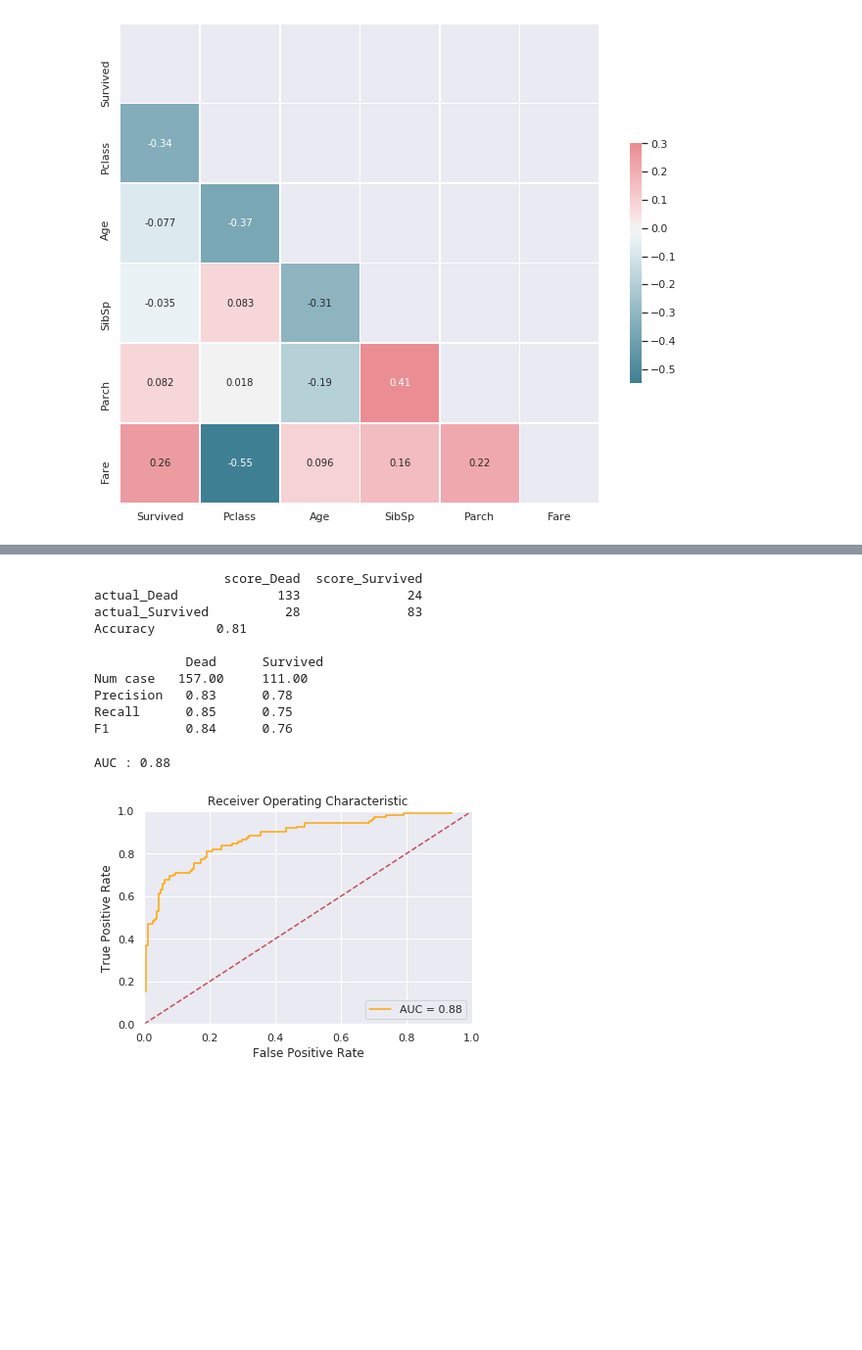
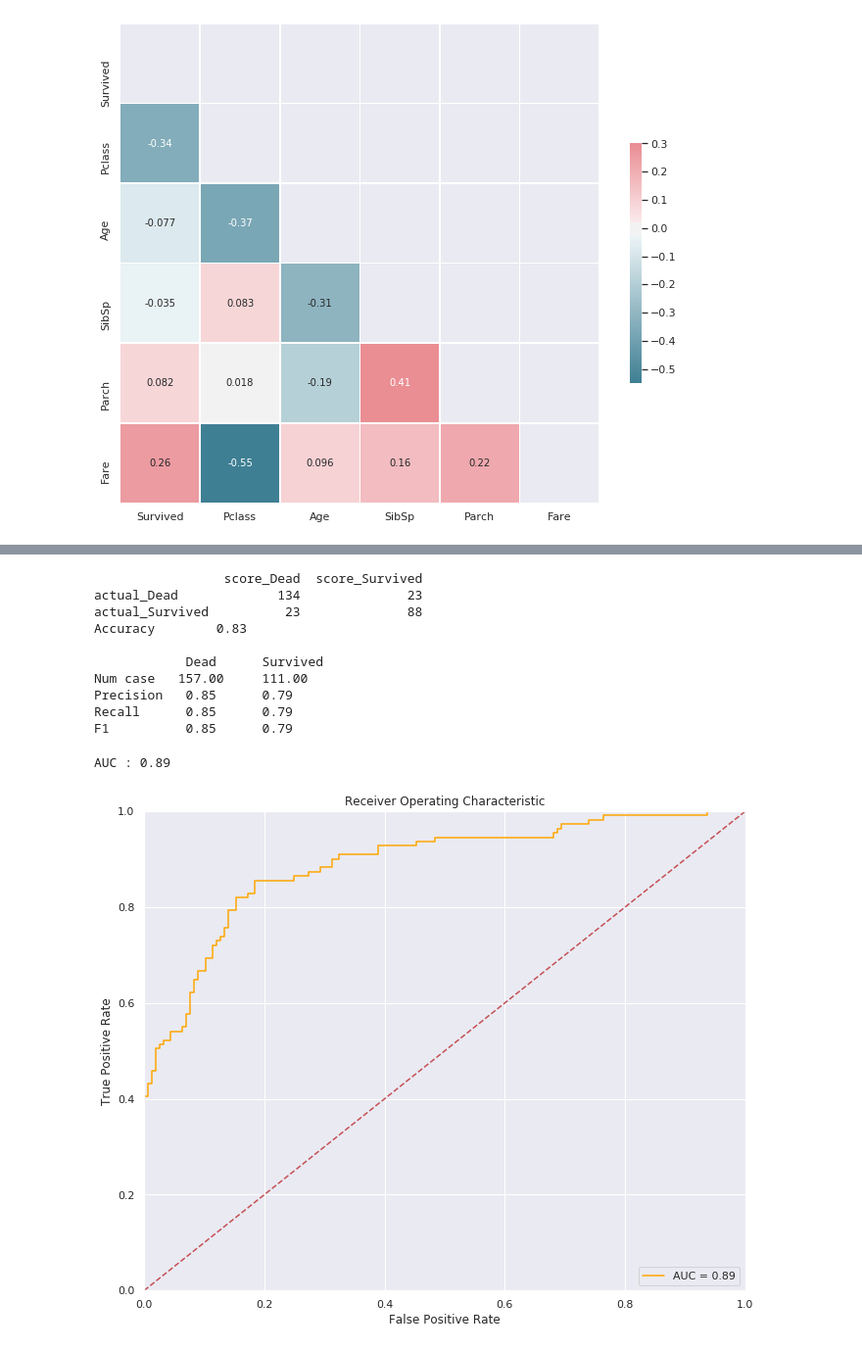
Before and after one commit to Ymvej/Simplon-Titanic-Gr9, a Jupyter notebook: log_Titanic.ipynb, the cells around one changed output, grey strips where cells are left out. Shown at 98% size. Drawn from its saved outputs; the diff is of its cells as text; code cells hidden in the pictures; blank space fills up the shorter version.

```diff
--- a/log_Titanic.ipynb
+++ b/log_Titanic.ipynb
@@ -19,8 +19,8 @@ data = pd.read_csv('train.csv')
 test = pd.read_csv('test.csv')
 print(data.shape, '\n')
 print(data.dtypes)
-test.drop(['PassengerId', 'Cabin', 'Ticket', 'Name'], inplace = True, axis=1)
-data.drop(['PassengerId', 'Cabin', 'Ticket', 'Name'], inplace = True, axis=1)
+test.drop(['PassengerId', 'Cabin', 'Ticket'], inplace = True, axis=1)
+data.drop(['PassengerId', 'Cabin', 'Ticket'], inplace = True, axis=1)
 # %% [output]
 (891, 12)
 
@@ -112,28 +113,26 @@ data['discretize_fare'] = pd.cut(data['Fare'], bins=[0,10,15,30,100,550])
 test['discretize_age'] = pd.cut(test['Age'], bins=[0,10,20,40,60,100])
 test['discretize_fare'] = pd.cut(test['Fare'], bins=[0,10,15,30,100,550])
 # %%
-# import re as re
-# def get_title(name):
-#     title_search = re.search(' ([A-Za-z]+)\.', name)
-#     # If the title exists, extract and return it.
-#     if title_search:
-#         return title_search.group(1)
-#     return ""
+import re as re
+def get_title(name):
+    title_search = re.search(' ([A-Za-z]+)\.', name)
+    # If the title exists, extract and return it.
+    if title_search:
+        return title_search.group(1)
+    return ""
 
-# for d in data:
-#     data['Title'] = data['Name'].apply(get_title)
-
-# print(data['Title'], data['Sex'])
+for d in data:
+    data['Title'] = data['Name'].apply(get_title)
 # %%
-# for d in data:
-#     data['Title'] = data['Title'].replace(['Lady', 'Countess','Capt', 'Col',\
-#     'Don', 'Dr', 'Major', 'Rev', 'Sir', 'Jonkheer', 'Dona'], 'Misc')
+for d in data:
+    data['Title'] = data['Title'].replace(['Lady', 'Countess','Capt', 'Col',\
+    'Don', 'Dr', 'Major', 'Rev', 'Sir', 'Jonkheer', 'Dona'], 'Misc')
 
-#     data['Title'] = data['Title'].replace('Mlle', 'Miss')
-#     data['Title'] = data['Title'].replace('Ms', 'Miss')
-#     data['Title'] = data['Title'].replace('Mme', 'Mrs')
-
-# print (data[['Title', 'Survived']].groupby(['Title'], as_index=False).mean())
+    data['Title'] = data['Title'].replace('Mlle', 'Miss')
+    data['Title'] = data['Title'].replace('Ms', 'Miss')
+    data['Title'] = data['Title'].replace('Mme', 'Mrs')
+test.drop('Name', inplace = True, axis=1)
+data.drop('Name', inplace = True, axis=1)
 # %%
 # data[['Sex', 'Survived']].groupby(['Sex'], as_index=False).mean().sort_values(by='Survived', ascending=False)
 # %%
@@ -218,7 +217,7 @@ y = data['Survived']
 X_train, X_test, y_train, y_test = train_test_split(X, y, test_size=0.30, random_state=42)
 
 model = make_pipeline(preprocessor, RFECV(estimator=LogisticRegression(), step=1, cv=StratifiedKFold(3),
-              scoring='roc_auc'), LogisticRegression(random_state=0, class_weight={0:0.45, 1:0.55}, C=1))
+              scoring='roc_auc'), LogisticRegression(random_state=0, class_weight={0:0.45, 1:0.55}, C=0.5))
 model.fit(X_train, y_train)
 # %% [output]
 Pipeline(memory=None,
@@ -271,35 +271,36 @@ print('Recall      %0.2f' % metrics[1][0] + '      %0.2f' % metrics[1][1])
 print('F1          %0.2f' % metrics[2][0] + '      %0.2f' % metrics[2][1])
 # %% [output]
                  score_Dead  score_Survived
-actual_Dead             133              24
-actual_Survived          28              83
-Accuracy        0.81
+actual_Dead             134              23
+actual_Survived          23              88
+Accuracy        0.83
 
             Dead      Survived
 Num case   157.00     111.00
-Precision   0.83      0.78
-Recall      0.85      0.75
-F1          0.84      0.76
+Precision   0.85      0.79
+Recall      0.85      0.79
+F1          0.85      0.79
 # %%
 def plot_auc(labels, probs):
     ## Compute the false positive rate, true positive rate
     ## and threshold along with the AUC
     fpr, tpr, threshold = sklm.roc_curve(labels, probs[:,1])
     auc = sklm.auc(fpr, tpr)
     print('AUC :', round(auc, 2))
 
     ## Plot the result
+    plt.subplots(figsize=(11, 9))
     plt.title('Receiver Operating Characteristic')
     plt.plot(fpr, tpr, color = 'orange', label = 'AUC = %0.2f' % auc)
     plt.legend(loc = 'lower right')
     plt.plot([0, 1], [0, 1],'r--')
     plt.xlim([0, 1])
     plt.ylim([0, 1])
     plt.ylabel('True Positive Rate')
     plt.xlabel('False Positive Rate')
     plt.show()
 
 plot_auc(y_test, proba)
 # %% [output]
-AUC : 0.88
+AUC : 0.89
-[figure, old version]
+[figure, new version]
```
Also changed, not shown: parts of 3 cells of this notebook.
